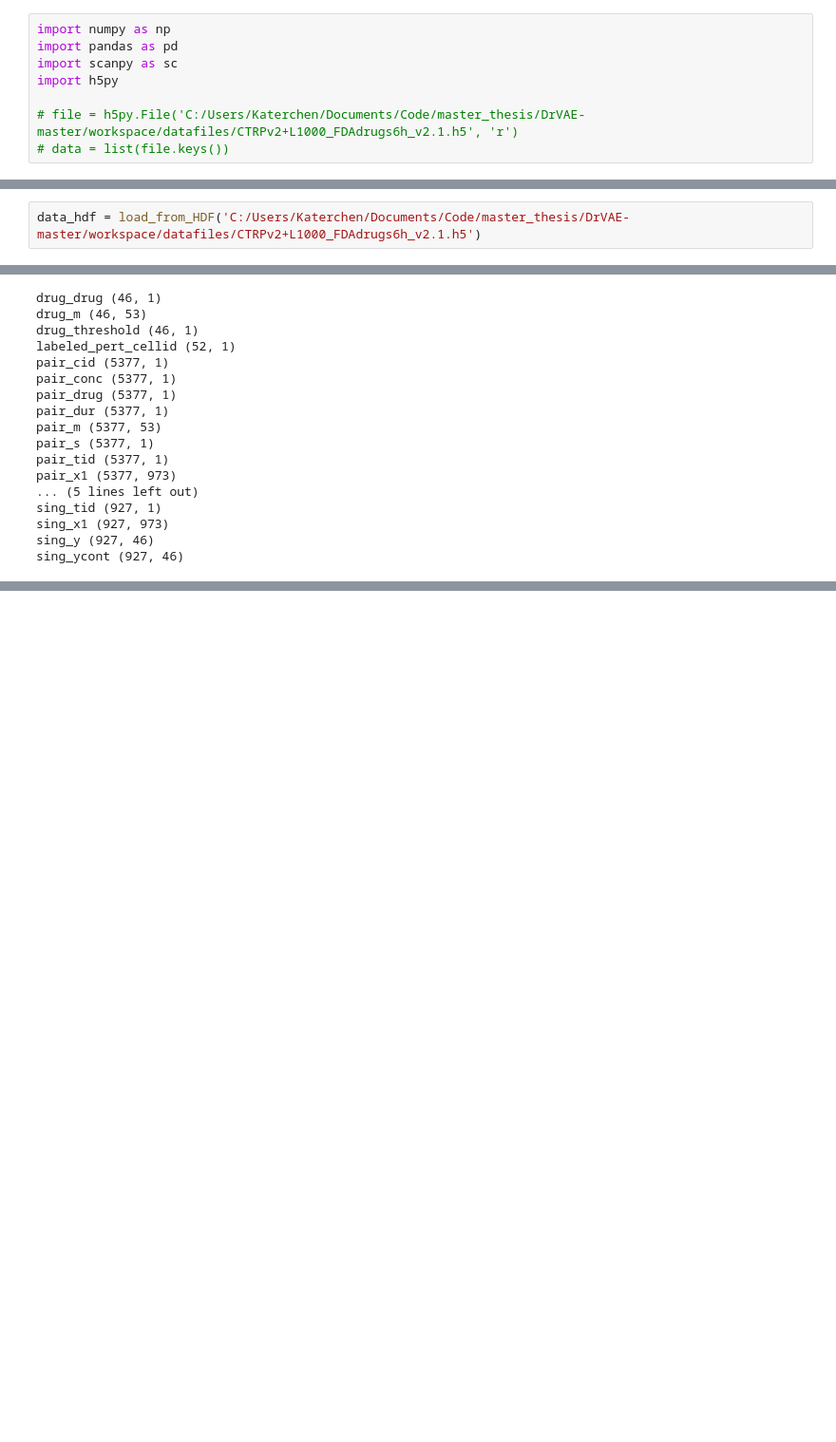
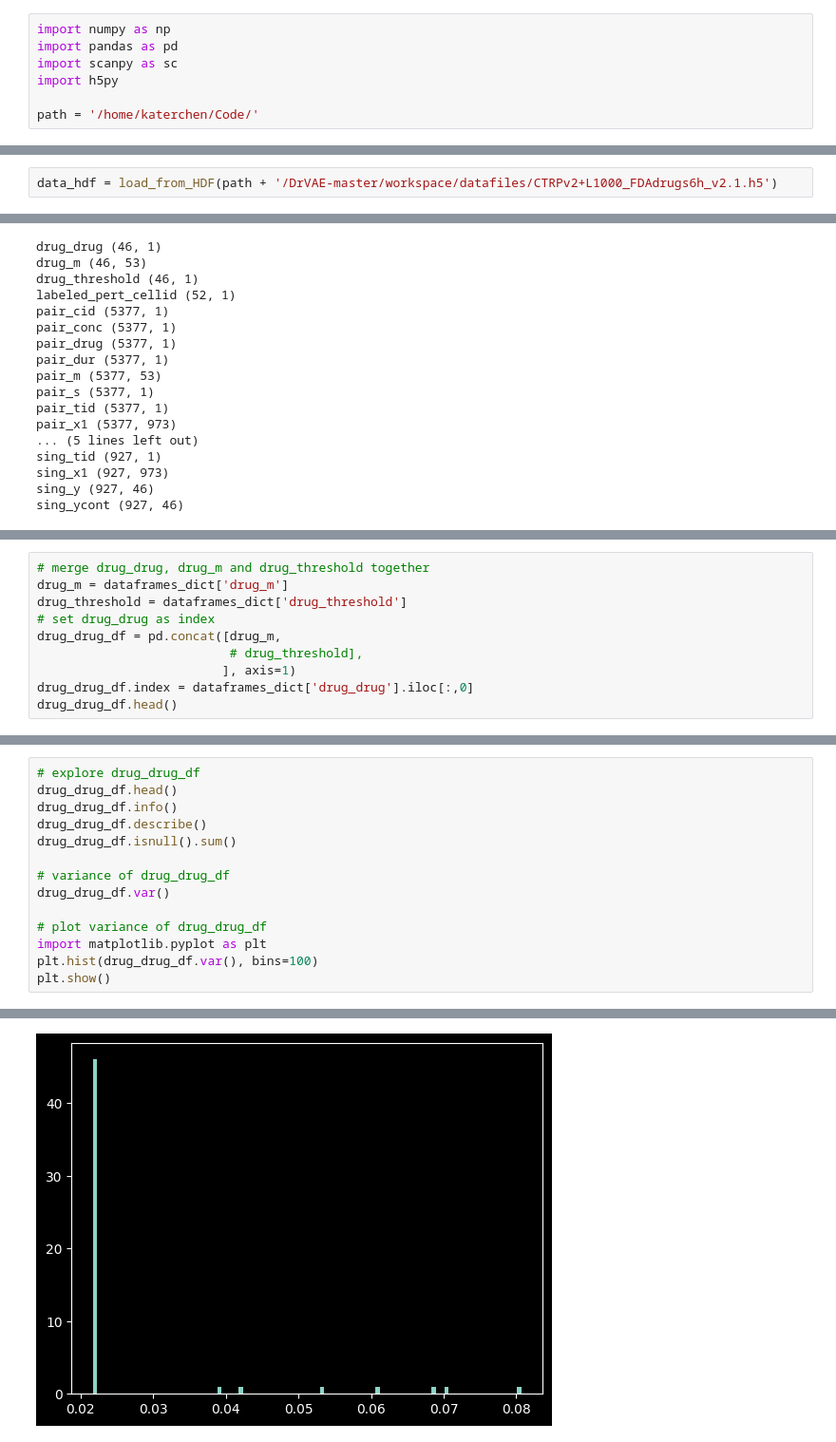
Before and after one commit to Coaasim/vae_drug_perturb, a Jupyter notebook: drvae_dataexploration.ipynb, the cells around one changed output, grey strips where cells are left out. Shown at 95% size. Saved outputs shown, nothing was run; the diff lists cells and outputs as text; blank space fills up the shorter version.

```diff
--- a/drvae_dataexploration.ipynb
+++ b/drvae_dataexploration.ipynb
@@ -4,8 +4,7 @@ import pandas as pd
 import scanpy as sc
 import h5py
 
-# file = h5py.File('C:/Users/Katerchen/Documents/Code/master_thesis/DrVAE-master/workspace/datafiles/CTRPv2+L1000_FDAdrugs6h_v2.1.h5', 'r')
-# data = list(file.keys())
+path = '/home/katerchen/Code/'
 # %%
 def load_from_HDF(fname):
     """Load data from a HDF5 file to a dictionary."""
@@ -18,7 +17,7 @@ def load_from_HDF(fname):
             # print(key + ":", f[key])
     return data
 # %%
-data_hdf = load_from_HDF('C:/Users/Katerchen/Documents/Code/master_thesis/DrVAE-master/workspace/datafiles/CTRPv2+L1000_FDAdrugs6h_v2.1.h5')
+data_hdf = load_from_HDF(path + '/DrVAE-master/workspace/datafiles/CTRPv2+L1000_FDAdrugs6h_v2.1.h5')
 # %%
 data_hdf.keys()
 # %% [output]
@@ -80,0 +64,10 @@ sing_df.shape
+# %%
+# merge drug_drug, drug_m and drug_threshold together
+drug_m = dataframes_dict['drug_m']
+drug_threshold = dataframes_dict['drug_threshold']
+# set drug_drug as index
+drug_drug_df = pd.concat([drug_m,
+                          # drug_threshold],
+                         ], axis=1)
+drug_drug_df.index = dataframes_dict['drug_drug'].iloc[:,0]
+drug_drug_df.head()
@@ -80,0 +173,15 @@ sing_df.shape
+# %%
+# explore drug_drug_df
+drug_drug_df.head()
+drug_drug_df.info()
+drug_drug_df.describe()
+drug_drug_df.isnull().sum()
+
+# variance of drug_drug_df
+drug_drug_df.var()
+
+# plot variance of drug_drug_df
+import matplotlib.pyplot as plt
+plt.hist(drug_drug_df.var(), bins=100)
+plt.show()
+# %% [output]
@@ -80,0 +205 @@ sing_df.shape
+[figure, added]
```
Also changed, not shown: parts of 10 cells of this notebook.
